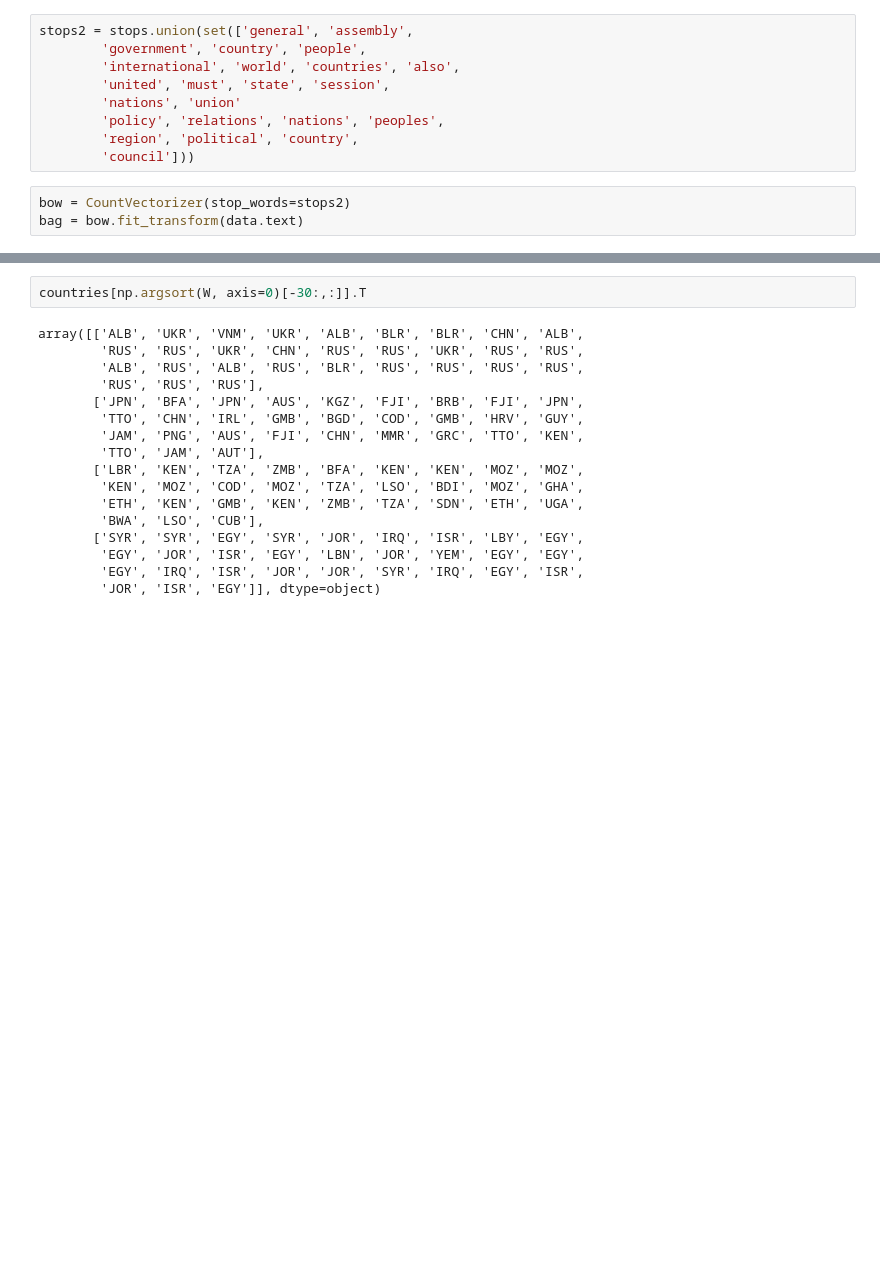
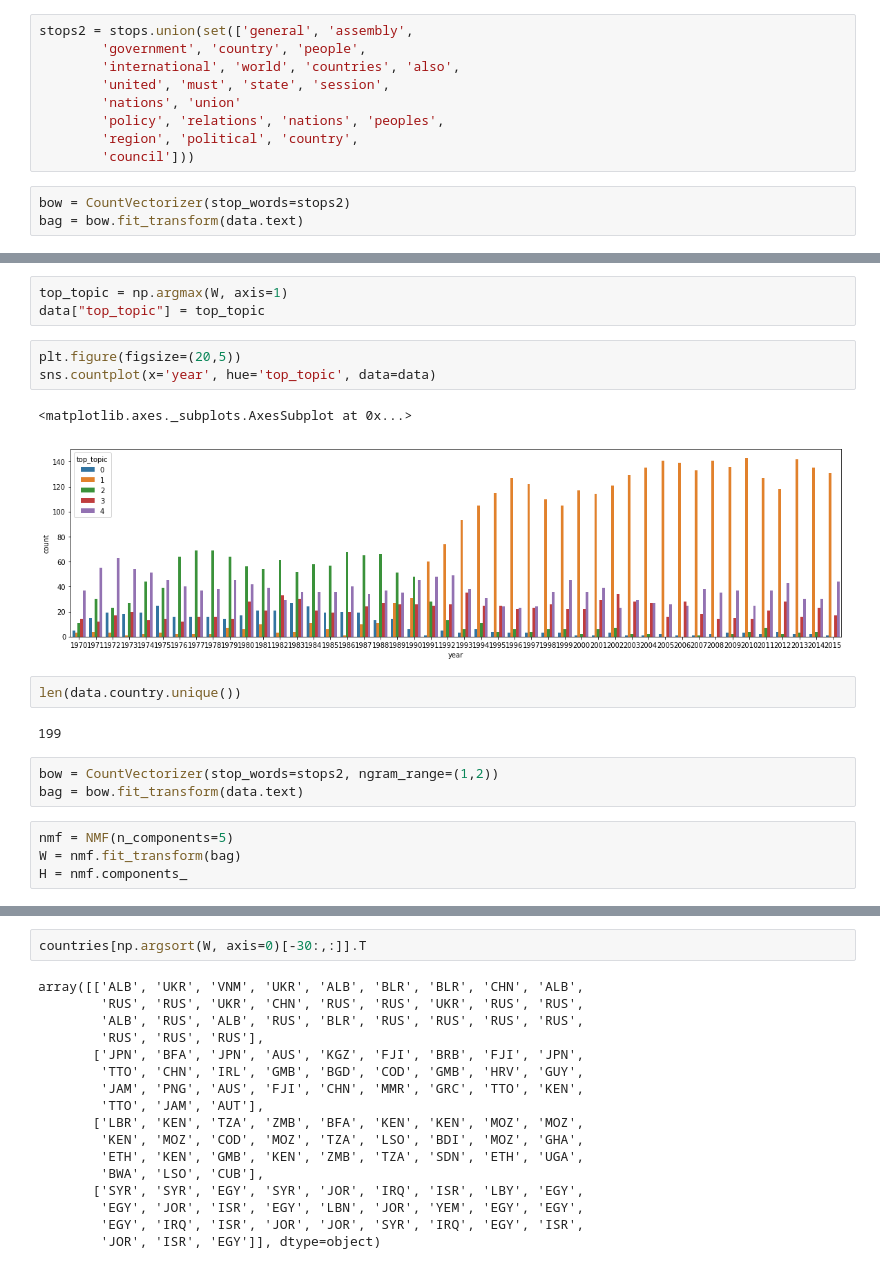
Before and after one commit to katelynrwalker/UN-debates, a Jupyter notebook: nmf_exploration.ipynb, the cells around one changed output, grey strips where cells are left out. Cells and saved outputs as stored; diff of their text form; blank space fills up the shorter version.

```diff
--- a/nmf_exploration.ipynb
+++ b/nmf_exploration.ipynb
@@ -126,0 +149,20 @@ array([['conference', 'economic', 'arms', 'operation', 'europe', 'one',
+# %%
+top_topic = np.argmax(W, axis=1)
+data["top_topic"] = top_topic
+# %%
+plt.figure(figsize=(20,5))
+sns.countplot(x='year', hue='top_topic', data=data)
+# %% [output]
+<matplotlib.axes._subplots.AxesSubplot at 0x...>
+[figure, added]
+# %%
+len(data.country.unique())
+# %% [output]
+199
+# %%
+bow = CountVectorizer(stop_words=stops2, ngram_range=(1,2))
+bag = bow.fit_transform(data.text)
+# %%
+nmf = NMF(n_components=5)
+W = nmf.fit_transform(bag)
+H = nmf.components_
```
Also changed, not shown: parts of 33 cells of this notebook.
